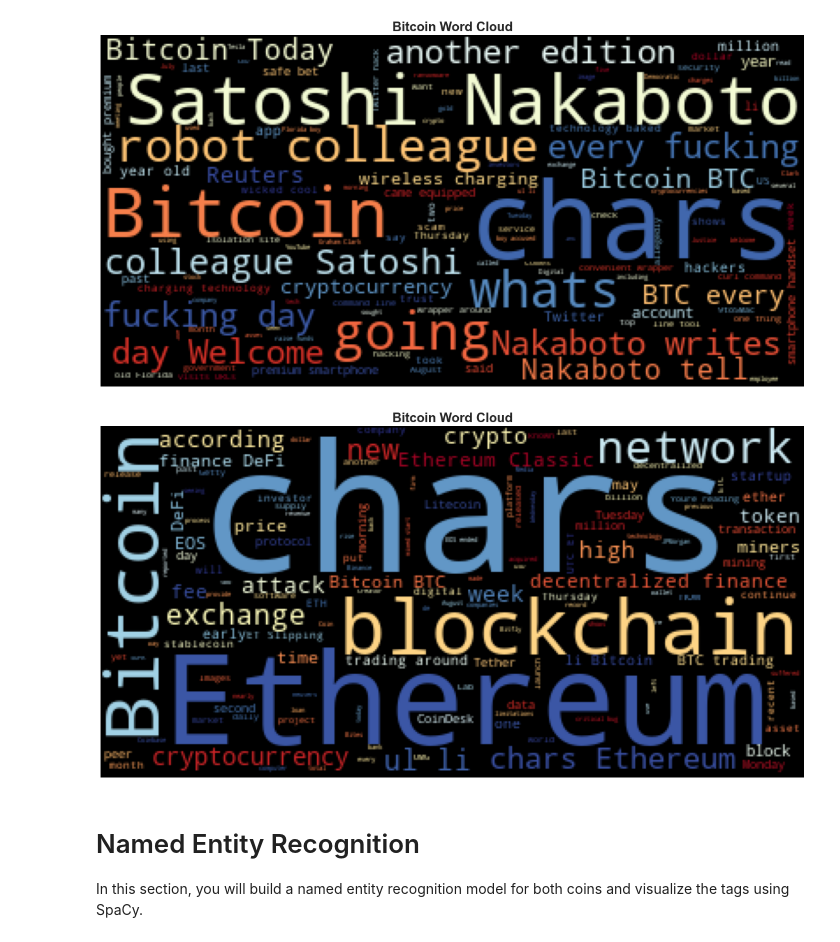
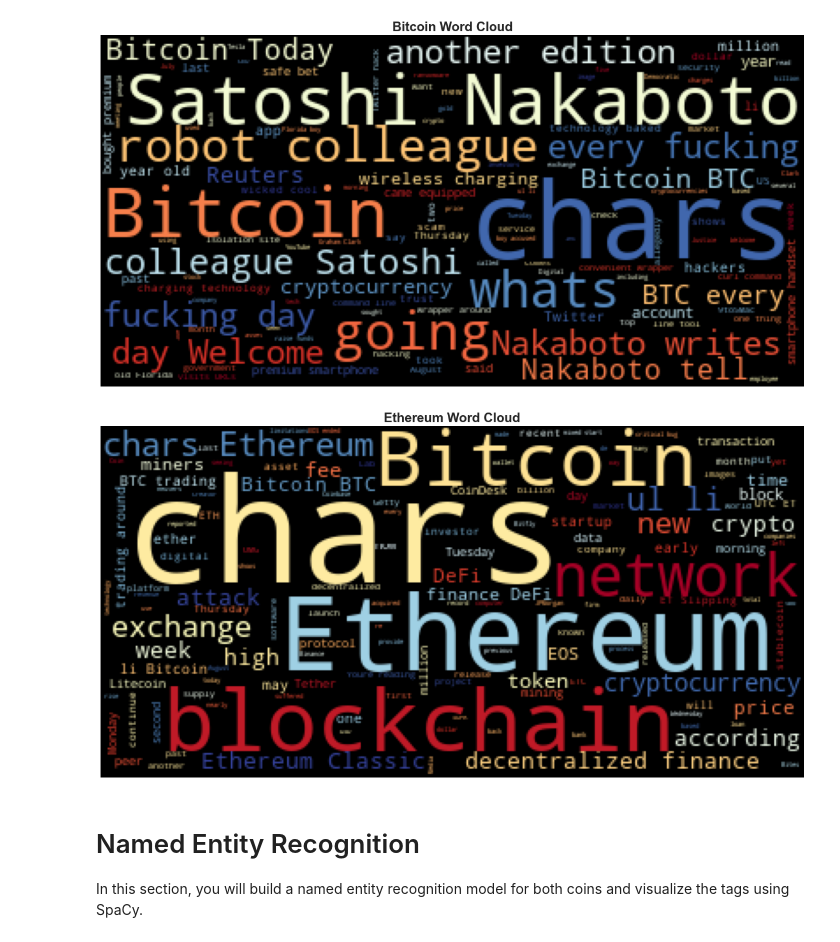
Before and after one commit to Caresir/NLP_cryptocurrency_Sentiment, a Jupyter notebook: crypto_sentiment.ipynb, the cells around one changed output. Saved outputs shown, nothing was run; the diff lists cells and outputs as text; code cells hidden in the pictures.

Commit message:
Updated the Ethereum word cloud title and removed download output

```diff
--- a/crypto_sentiment.ipynb
+++ b/crypto_sentiment.ipynb
@@ -377,13 +377,13 @@ plt.show()
 # %%
 # Generate the Ethereum word cloud
 wordcloud = WordCloud(colormap="RdYlBu").generate(ethereum_df.text.str.cat())
 plt.imshow(wordcloud)
 plt.axis("off")
 fontdict = {"fontsize": 20, "fontweight": "bold"}
-plt.title("Bitcoin Word Cloud", fontdict=fontdict)
+plt.title("Ethereum Word Cloud", fontdict=fontdict)
 plt.show()
 # %% [output]
-[figure, old version]
+[figure, new version]
 # %% [markdown]
 # Named Entity Recognition
 
```
Also changed, not shown: parts of 2 cells of this notebook.
